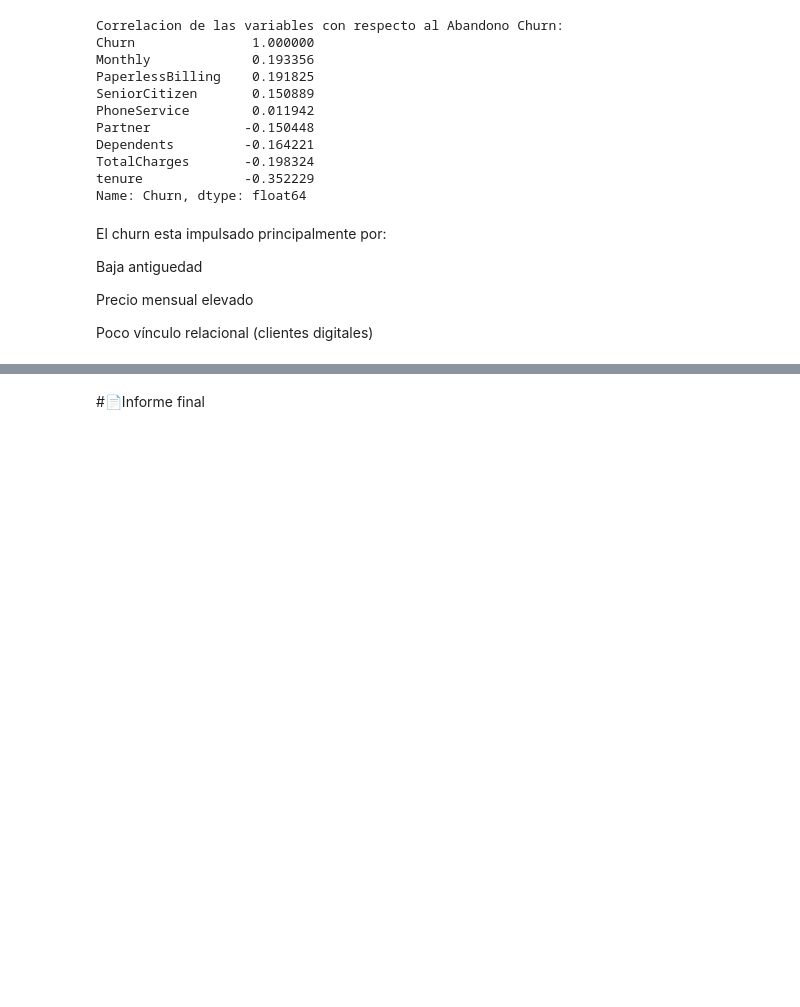
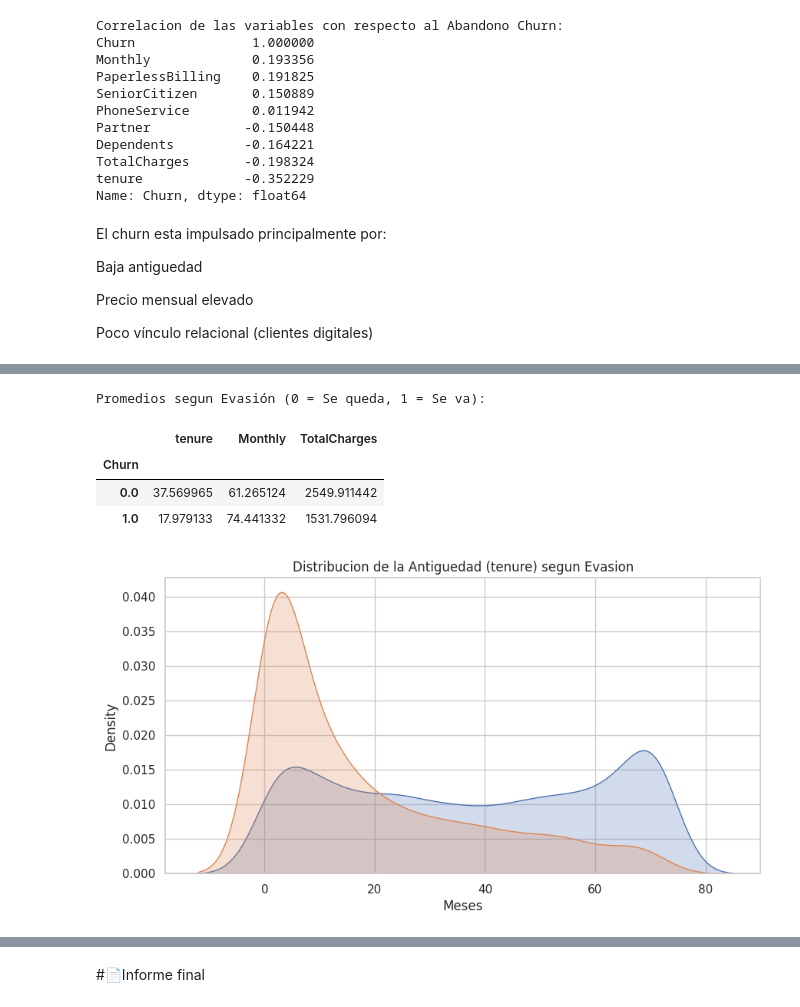
Before and after one commit to sebastianLB16/Challenge_ONE_Data_Science-Telecom_X, a Jupyter notebook: TelecomX_LATAM (2).ipynb, the cells around one changed output, grey strips where cells are left out. Drawn from its saved outputs; the diff is of its cells as text; code cells hidden in the pictures; blank space fills up the shorter version.

```diff
--- a/TelecomX_LATAM (2).ipynb
+++ b/TelecomX_LATAM (2).ipynb
@@ -210,0 +330,20 @@ Poco vínculo relacional (clientes digitales)
+# %%
+#Comparamos el promedio de variables numericas según si hubo Churn o no
+print("Promedios segun Evasión (0 = Se queda, 1 = Se va):")
+comparativa_num = df_procesado.groupby('Churn')[['tenure', 'Monthly', 'TotalCharges']].mean()
+display(comparativa_num)
+
+#Visualizacion de la distribución de 'tenure' (Antiguedad)
+plt.figure(figsize=(10, 5))
+sns.kdeplot(df_procesado[df_procesado['Churn'] == 0]['tenure'], label='Se queda', fill=True)
+sns.kdeplot(df_procesado[df_procesado['Churn'] == 1]['tenure'], label='Se va', fill=True)
+plt.title("Distribucion de la Antiguedad (tenure) segun Evasion")
+plt.xlabel("Meses")
+plt.show()
+# %% [output]
+Promedios segun Evasión (0 = Se queda, 1 = Se va):
+|  | tenure | Monthly | TotalCharges |
+| Churn |  |  |  |
+| 0.0 | 37.569965 | 61.265124 | 2549.911442 |
+| 1.0 | 17.979133 | 74.441332 | 1531.796094 |
+[figure, added]
```
Also changed, not shown: parts of 4 cells of this notebook.
